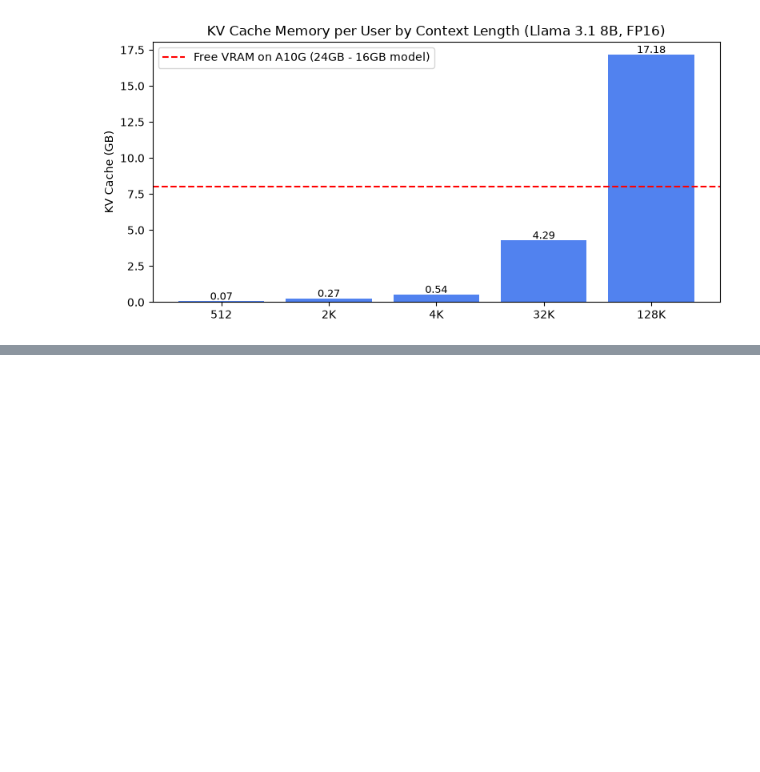
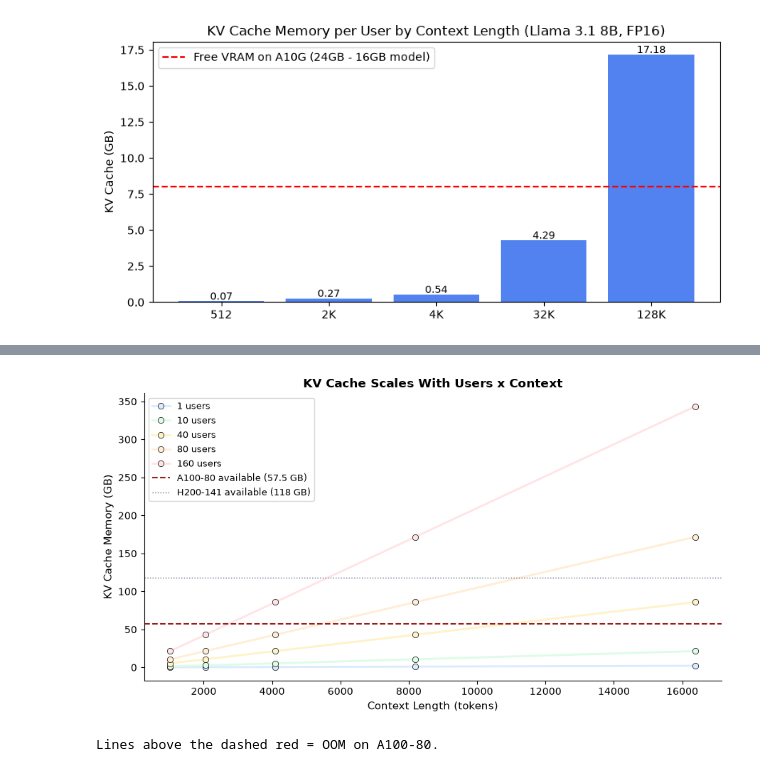
Before and after one commit to harshuljain13/llm-inference-at-scale, a Jupyter notebook: workshop/demos/demo_b_memory_equation.ipynb, the cells around one changed output, grey strips where cells are left out. Drawn from its saved outputs; the diff is of its cells as text; code cells hidden in the pictures; blank space fills up the shorter version.

```diff
--- a/workshop/demos/demo_b_memory_equation.ipynb
+++ b/workshop/demos/demo_b_memory_equation.ipynb
@@ -143,0 +171,30 @@ This is why every optimization in the next sections (quantization, GQA, paged at
+# %%
+# Visualize: KV cache growth
+fig_kv, ax_kv = plt.subplots(figsize=(9, 5))
+
+plot_colors = ['#dbeafe', '#dcfce7', '#fef3c7', '#ffedd5', '#ffe4e6']
+for ui, n_users in enumerate(USER_COUNTS):
+    kv_values = [kv_per_token * ctx * n_users / 1e9 for ctx in CONTEXT_LENGTHS]
+    ax_kv.plot(CONTEXT_LENGTHS, kv_values, 'o-', color=plot_colors[ui],
+              linewidth=2, markersize=6, label=f'{n_users} users',
+              markeredgecolor='#000', markeredgewidth=0.5)
+
+# GPU available memory lines
+ax_kv.axhline(y=57.5, color='#991b1b', linestyle='--', linewidth=1.5,
+              label='A100-80 available (57.5 GB)')
+ax_kv.axhline(y=118, color='#64748b', linestyle=':', linewidth=1,
+              label='H200-141 available (118 GB)')
+
+ax_kv.set_xlabel('Context Length (tokens)', fontsize=11)
+ax_kv.set_ylabel('KV Cache Memory (GB)', fontsize=11)
+ax_kv.set_title('KV Cache Scales With Users x Context', fontsize=12, fontweight='bold')
+ax_kv.legend(fontsize=9, loc='upper left')
+ax_kv.spines['top'].set_visible(False)
+ax_kv.spines['right'].set_visible(False)
+plt.tight_layout()
+plt.show()
+
+print(f'Lines above the dashed red = OOM on A100-80.')
+# %% [output]
+[figure, added]
+Lines above the dashed red = OOM on A100-80.
```
Also changed, not shown: parts of 5 cells of this notebook, 9 other files.
